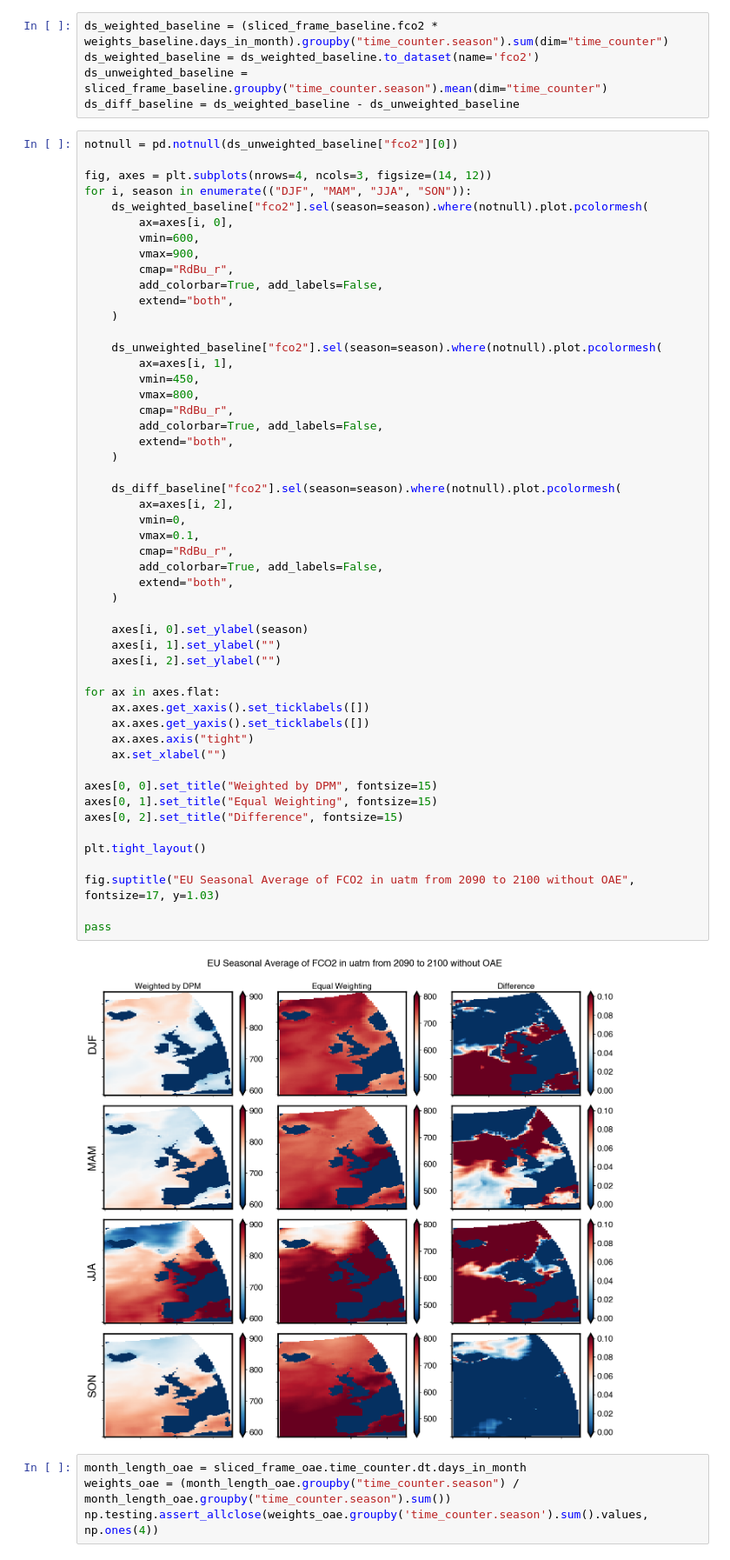
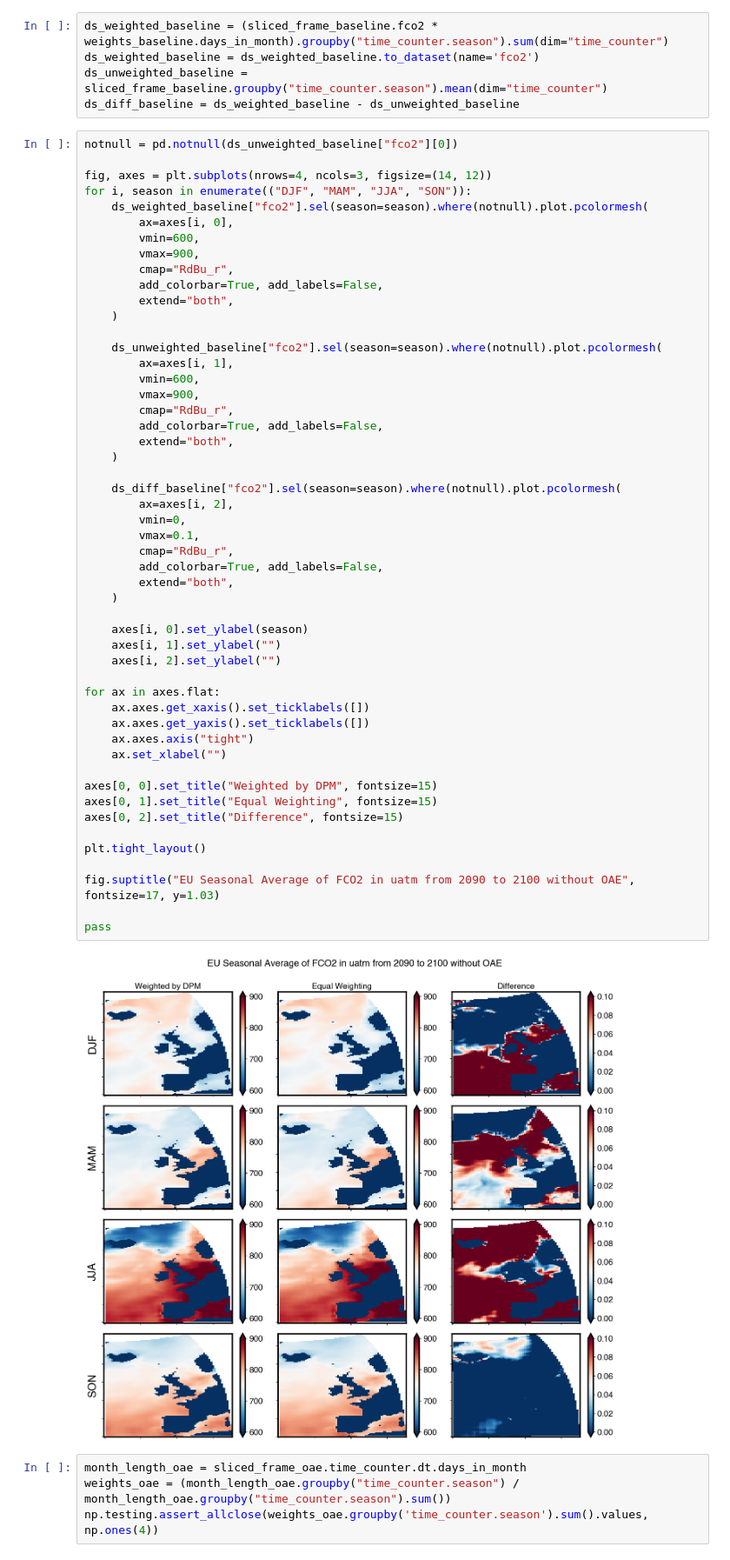
Before and after one commit to chiaraciscato/MScThesis, a Jupyter notebook: FCO2_Comparison.ipynb, the cells around one changed output. Shown at 87% size. Cells and saved outputs as stored; diff of their text form.

```diff
--- a/FCO2_Comparison.ipynb
+++ b/FCO2_Comparison.ipynb
@@ -347,8 +351,8 @@ for i, season in enumerate(("DJF", "MAM", "JJA", "SON")):
 
     ds_unweighted_baseline["fco2"].sel(season=season).where(notnull).plot.pcolormesh(
         ax=axes[i, 1],
-        vmin=450,
-        vmax=800,
+        vmin=600,
+        vmax=900,
         cmap="RdBu_r",
         add_colorbar=True, add_labels=False,
         extend="both",
@@ -356,34 +360,34 @@ for i, season in enumerate(("DJF", "MAM", "JJA", "SON")):
 
     ds_diff_baseline["fco2"].sel(season=season).where(notnull).plot.pcolormesh(
         ax=axes[i, 2],
         vmin=0,
         vmax=0.1,
         cmap="RdBu_r",
         add_colorbar=True, add_labels=False,
         extend="both",
     )
 
     axes[i, 0].set_ylabel(season)
     axes[i, 1].set_ylabel("")
     axes[i, 2].set_ylabel("")
 
 for ax in axes.flat:
     ax.axes.get_xaxis().set_ticklabels([])
     ax.axes.get_yaxis().set_ticklabels([])
     ax.axes.axis("tight")
     ax.set_xlabel("")
 
 axes[0, 0].set_title("Weighted by DPM", fontsize=15)
 axes[0, 1].set_title("Equal Weighting", fontsize=15)
 axes[0, 2].set_title("Difference", fontsize=15)
 
 plt.tight_layout()
 
 fig.suptitle("EU Seasonal Average of FCO2 in uatm from 2090 to 2100 without OAE", fontsize=17, y=1.03)
 
 pass
 # %% [output]
-[figure, old version]
+[figure, new version]
 # %%
 month_length_oae = sliced_frame_oae.time_counter.dt.days_in_month
 weights_oae = (month_length_oae.groupby("time_counter.season") / month_length_oae.groupby("time_counter.season").sum())
```
Also changed, not shown: parts of 24 cells of this notebook, 22 other files.
